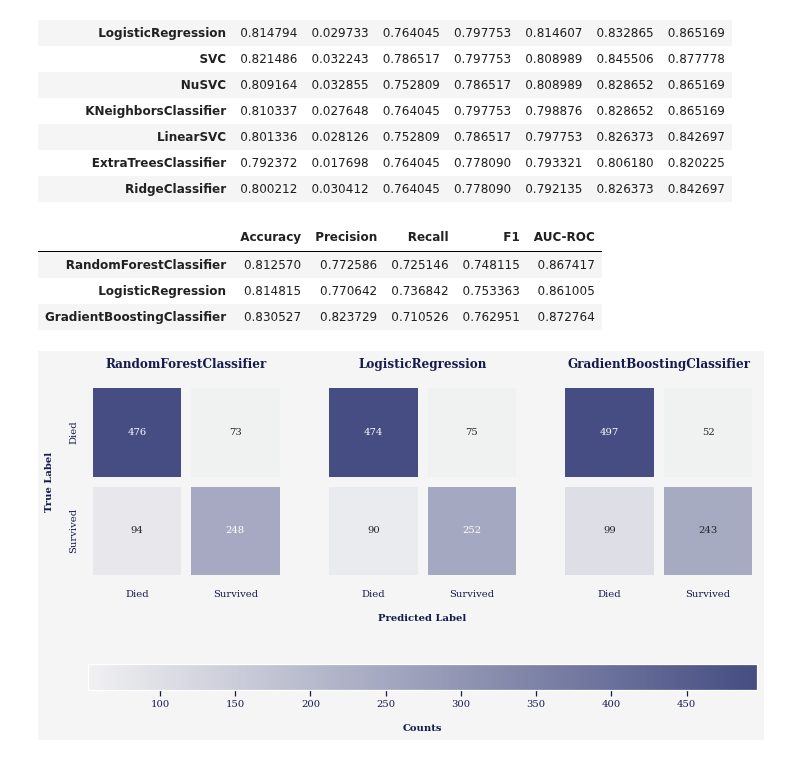
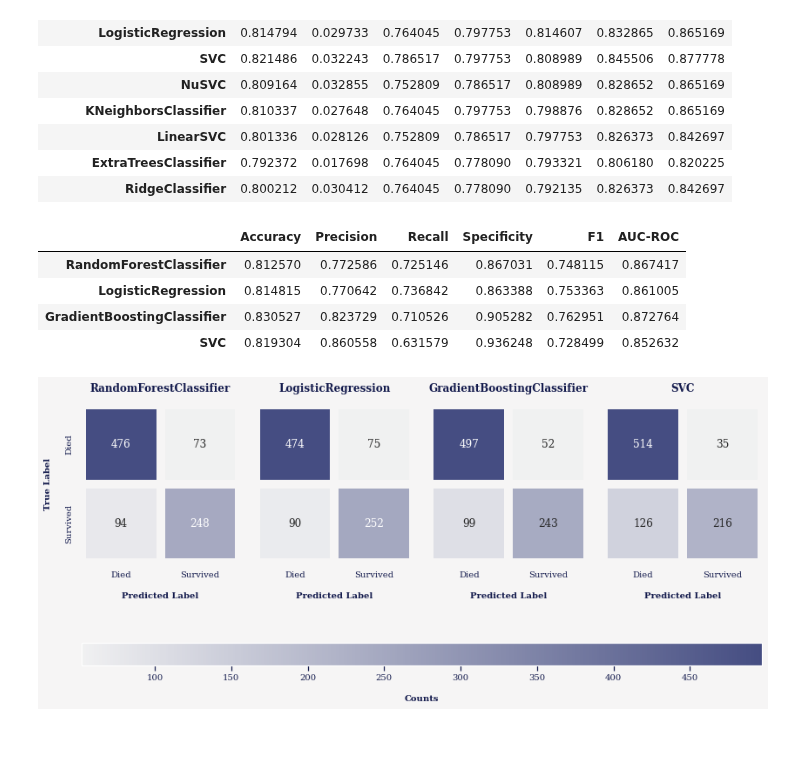
Before and after one commit to mateuszk098/kaggle-notebooks, a Jupyter notebook: kaggle/titanic/titanic_ml.ipynb, the cells around one changed output. Cells and saved outputs as stored; diff of their text form; code cells hidden in the pictures.

```diff
--- a/kaggle/titanic/titanic_ml.ipynb
+++ b/kaggle/titanic/titanic_ml.ipynb
@@ -267,8 +273,8 @@ assert np.any(np.isnan(X_train)) == False
 assert np.any(np.isnan(X_valid)) == False
 
 transformed_features = preprocess.get_feature_names_out()
-X_train = pd.DataFrame(X_train, columns=transformed_features)
-X_train.head()
+X_transformed = pd.DataFrame(X_train, columns=transformed_features)
+X_transformed.head()
 # %% [output]
 |  | Age | Fare | Pclass_1 | Pclass_2 | Pclass_3 | Sex_female | Sex_male | Embarked_C | Embarked_Q | ... |
 | 0 | 0.110023 | 1.124592 | 0.0 | 0.0 | 1.0 | 0.0 | 1.0 | 0.0 | 0.0 | ... |
@@ -473,20 +479,22 @@ from sklearn.metrics import roc_curve, roc_auc_score
 rf = make_pipeline(preprocess, RandomForestClassifier(random_state=42))
 lr = make_pipeline(preprocess, LogisticRegression(random_state=42))
 gb = make_pipeline(preprocess, GradientBoostingClassifier(random_state=42))
+sv = make_pipeline(preprocess, SVC(random_state=42, probability=True))
 
-rf_scores, lr_scores, gb_scores = {}, {}, {}
+rf_scores, lr_scores, gb_scores, sv_scores = {}, {}, {}, {}
 
-for scores, classifier in zip((rf_scores, lr_scores, gb_scores), (rf, lr, gb)):
-    name = classifier[-1].__class__.__name__
-
+for scores, classifier in zip(
+    (rf_scores, lr_scores, gb_scores, sv_scores), (rf, lr, gb, sv)
+):
     probabilities = cross_val_predict(classifier, X, y, cv=skf, method="predict_proba")
     positive_class_proba = probabilities[:, 1]
     predictions = np.argmax(probabilities, axis=1)
 
-    scores["Classifier"] = name
+    scores["Classifier"] = classifier[-1].__class__.__name__
     scores["Accuracy"] = accuracy_score(y, predictions)
     scores["Precision"] = precision_score(y, predictions)
     scores["Recall"] = recall_score(y, predictions)
+    scores["Specificity"] = recall_score(y, predictions, pos_label=0)
     scores["F1"] = f1_score(y, predictions)
     scores["ConfusionMatrix"] = confusion_matrix(y, predictions)
     scores["AUC-ROC"] = roc_auc_score(y, positive_class_proba)
@@ -498,6 +506,7 @@ metrics = pd.DataFrame(
             rf_scores["Accuracy"],
             rf_scores["Precision"],
             rf_scores["Recall"],
+            rf_scores["Specificity"],
             rf_scores["F1"],
             rf_scores["AUC-ROC"],
         ],
@@ -505,6 +514,7 @@ metrics = pd.DataFrame(
             lr_scores["Accuracy"],
             lr_scores["Precision"],
             lr_scores["Recall"],
+            lr_scores["Specificity"],
             lr_scores["F1"],
             lr_scores["AUC-ROC"],
         ],
@@ -512,19 +522,29 @@ metrics = pd.DataFrame(
             gb_scores["Accuracy"],
             gb_scores["Precision"],
             gb_scores["Recall"],
+            gb_scores["Specificity"],
             gb_scores["F1"],
             gb_scores["AUC-ROC"],
         ],
+        sv_scores["Classifier"]: [
+            sv_scores["Accuracy"],
+            sv_scores["Precision"],
+            sv_scores["Recall"],
+            sv_scores["Specificity"],
+            sv_scores["F1"],
+            sv_scores["AUC-ROC"],
+        ],
     },
-    index=["Accuracy", "Precision", "Recall", "F1", "AUC-ROC"],
+    index=["Accuracy", "Precision", "Recall", "Specificity", "F1", "AUC-ROC"],
 )
 
 metrics.T.style.background_gradient(DF_CMAP)
 # %% [output]
-|  | Accuracy | Precision | Recall | F1 | AUC-ROC |
-| RandomForestClassifier | 0.812570 | 0.772586 | 0.725146 | 0.748115 | 0.867417 |
-| LogisticRegression | 0.814815 | 0.770642 | 0.736842 | 0.753363 | 0.861005 |
-| GradientBoostingClassifier | 0.830527 | 0.823729 | 0.710526 | 0.762951 | 0.872764 |
+|  | Accuracy | Precision | Recall | Specificity | F1 | AUC-ROC |
+| RandomForestClassifier | 0.812570 | 0.772586 | 0.725146 | 0.867031 | 0.748115 | 0.867417 |
+| LogisticRegression | 0.814815 | 0.770642 | 0.736842 | 0.863388 | 0.753363 | 0.861005 |
+| GradientBoostingClassifier | 0.830527 | 0.823729 | 0.710526 | 0.905282 | 0.762951 | 0.872764 |
+| SVC | 0.819304 | 0.860558 | 0.631579 | 0.936248 | 0.728499 | 0.852632 |
 # %%
 fig = px.line(
     metrics,
@@ -549,56 +569,61 @@ fig.show()
 from matplotlib.gridspec import GridSpec
 
 
-fig = plt.figure(figsize=(12, 6))
-gs = GridSpec(nrows=2, ncols=3, figure=fig, height_ratios=(0.9, 0.1))
+fig = plt.figure(figsize=(14, 6), facecolor=BACKGROUND_COLOR)
+gs = GridSpec(nrows=2, ncols=4, figure=fig, height_ratios=(0.9, 0.1))
 
 ax1 = fig.add_subplot(gs[0, 0])
 ax2 = fig.add_subplot(gs[0, 1])
 ax3 = fig.add_subplot(gs[0, 2])
-ax4 = fig.add_subplot(gs[1, :])
+ax4 = fig.add_subplot(gs[0, 3])
+ax5 = fig.add_subplot(gs[1, :])
 plt.subplots_adjust(hspace=0.5)
+plt.subplots_adjust(wspace=0.1)
 
-axes = (ax1, ax2, ax3)
+axes = (ax1, ax2, ax3, ax4)
 titles = (
     rf_scores["Classifier"],
     lr_scores["Classifier"],
     gb_scores["Classifier"],
+    sv_scores["Classifier"],
 )
 confusion_matrices = (
     rf_scores["ConfusionMatrix"],
     lr_scores["ConfusionMatrix"],
     gb_scores["ConfusionMatrix"],
+    sv_scores["ConfusionMatrix"],
 )
 
 for ax, confusion_matrix, title in zip(axes, confusion_matrices, titles):
     plt.sca(ax)
     plt.title(title, fontsize=12)
     sns.heatmap(
         confusion_matrix,
         square=True,
         linewidths=10,
         linecolor=BACKGROUND_COLOR,
         annot=True,
         cmap=sns.light_palette("#454d82", as_cmap=True),
         fmt=".0f",
+        annot_kws={"fontsize": 12},
         cbar=False,
     )
+    plt.xlabel("Predicted Label")
     plt.gca().set_xticklabels(["Died", "Survived"])
     plt.gca().set_yticklabels(["Died", "Survived"])
     if not ax == ax1:
         plt.gca().set_yticklabels([])
 
 plt.sca(ax1)
 plt.ylabel("True Label")
 plt.sca(ax2)
-plt.xlabel("Predicted Label")
 
-ax4.grid(False)
-fig.colorbar(ax3.get_children()[0], cax=ax4, orientation="horizontal", label="Counts")
+ax5.grid(False)
+fig.colorbar(ax3.get_children()[0], cax=ax5, orientation="horizontal", label="Counts")
 
 plt.show()
 # %% [output]
-[figure, old version]
+[figure, new version]
 # %%
 import plotly.graph_objects as go
 
```
Also changed, not shown: parts of 11 cells of this notebook, 1 other file.
